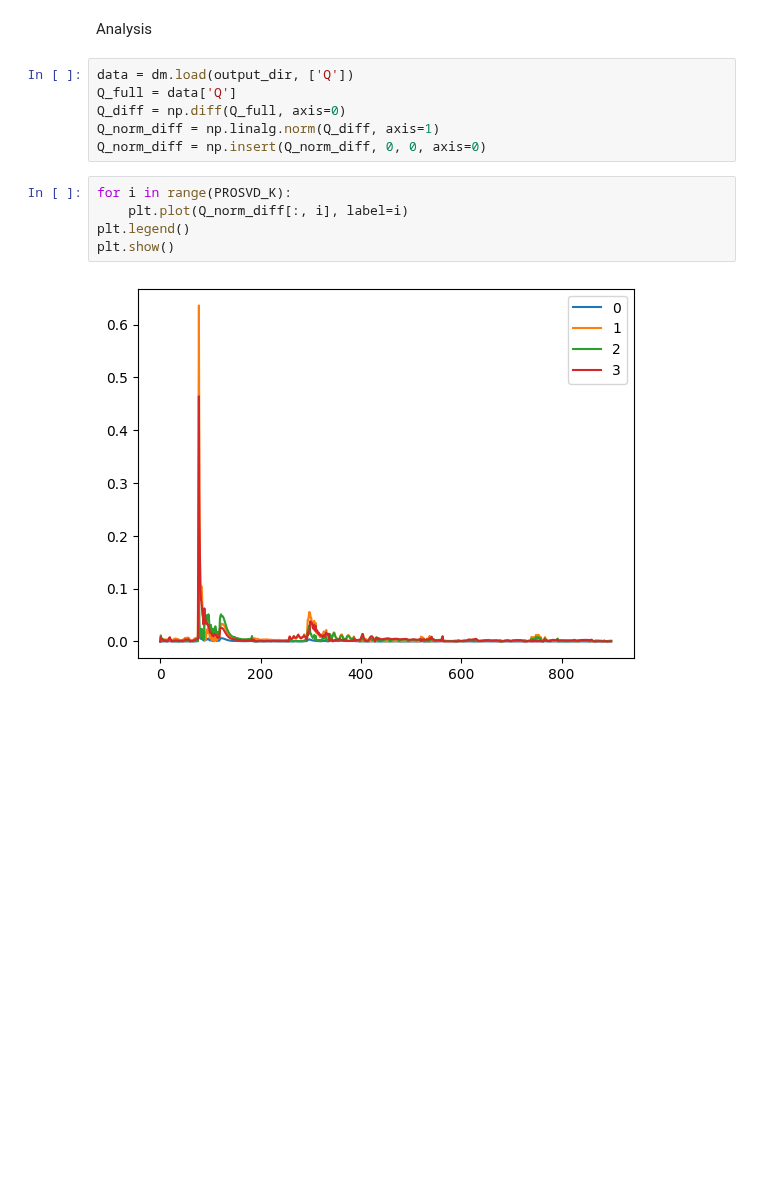
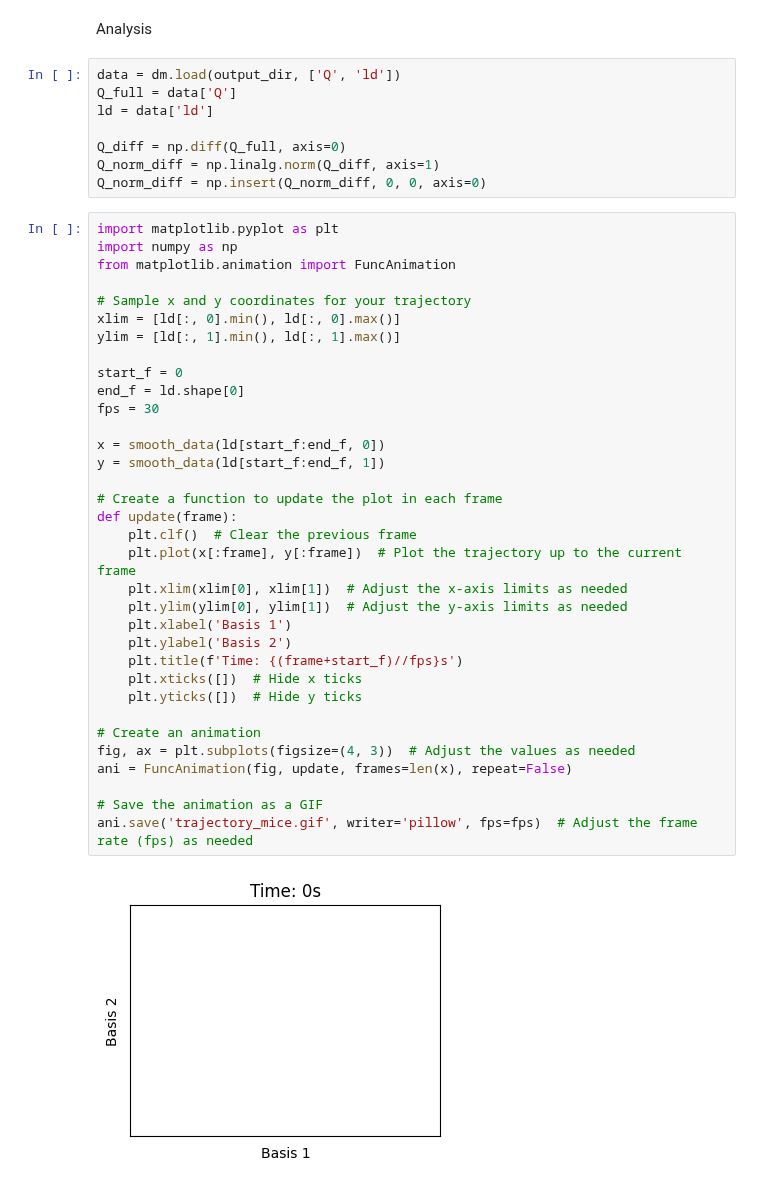
Before and after one commit to draeloslab/stim_behavior, a Jupyter notebook: notebooks/mice_prosvd.ipynb, the cells around one changed output. Saved outputs shown, nothing was run; the diff lists cells and outputs as text; blank space fills up the shorter version.

```diff
--- a/notebooks/mice_prosvd.ipynb
+++ b/notebooks/mice_prosvd.ipynb
@@ -153,15 +156,46 @@ plt.show()
 # %% [markdown]
 Analysis
 # %%
-data = dm.load(output_dir, ['Q'])
+data = dm.load(output_dir, ['Q', 'ld'])
 Q_full = data['Q']
+ld = data['ld']
+
 Q_diff = np.diff(Q_full, axis=0)
 Q_norm_diff = np.linalg.norm(Q_diff, axis=1)
 Q_norm_diff = np.insert(Q_norm_diff, 0, 0, axis=0)
-# %%
-for i in range(PROSVD_K):
-    plt.plot(Q_norm_diff[:, i], label=i)
-plt.legend()
-plt.show()
-# %% [output]
-[figure, removed]
+# %%
+import matplotlib.pyplot as plt
+import numpy as np
+from matplotlib.animation import FuncAnimation
+
+# Sample x and y coordinates for your trajectory
+xlim = [ld[:, 0].min(), ld[:, 0].max()]
+ylim = [ld[:, 1].min(), ld[:, 1].max()]
+
+start_f = 0
+end_f = ld.shape[0]
+fps = 30
+
+x = smooth_data(ld[start_f:end_f, 0])
+y = smooth_data(ld[start_f:end_f, 1])
+
+# Create a function to update the plot in each frame
+def update(frame):
+    plt.clf()  # Clear the previous frame
+    plt.plot(x[:frame], y[:frame])  # Plot the trajectory up to the current frame
+    plt.xlim(xlim[0], xlim[1])  # Adjust the x-axis limits as needed
+    plt.ylim(ylim[0], ylim[1])  # Adjust the y-axis limits as needed
+    plt.xlabel('Basis 1')
+    plt.ylabel('Basis 2')
+    plt.title(f'Time: {(frame+start_f)//fps}s')
+    plt.xticks([])  # Hide x ticks
+    plt.yticks([])  # Hide y ticks
+
+# Create an animation
+fig, ax = plt.subplots(figsize=(4, 3))  # Adjust the values as needed
+ani = FuncAnimation(fig, update, frames=len(x), repeat=False)
+
+# Save the animation as a GIF
+ani.save('trajectory_mice.gif', writer='pillow', fps=fps)  # Adjust the frame rate (fps) as needed
+# %% [output]
+[figure, added]
```
Also changed, not shown: parts of 2 cells of this notebook, 5 other files.
